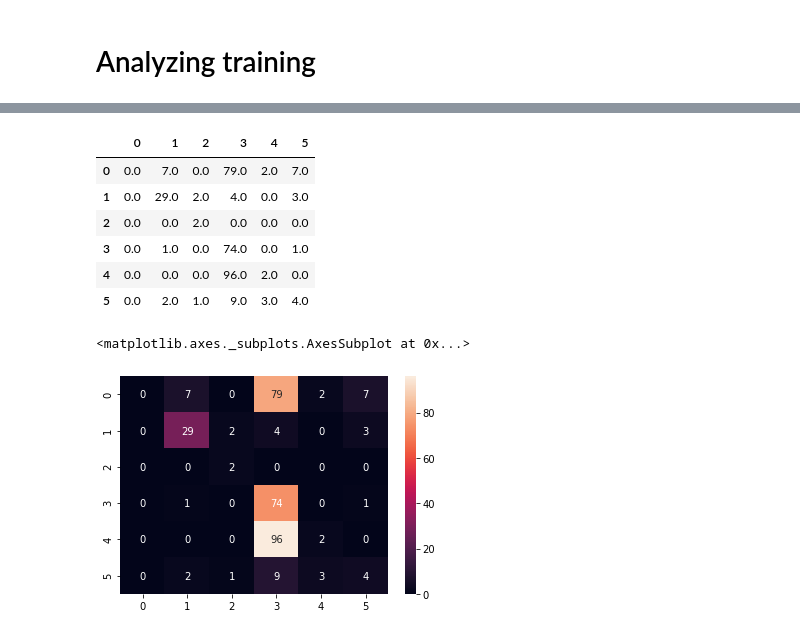
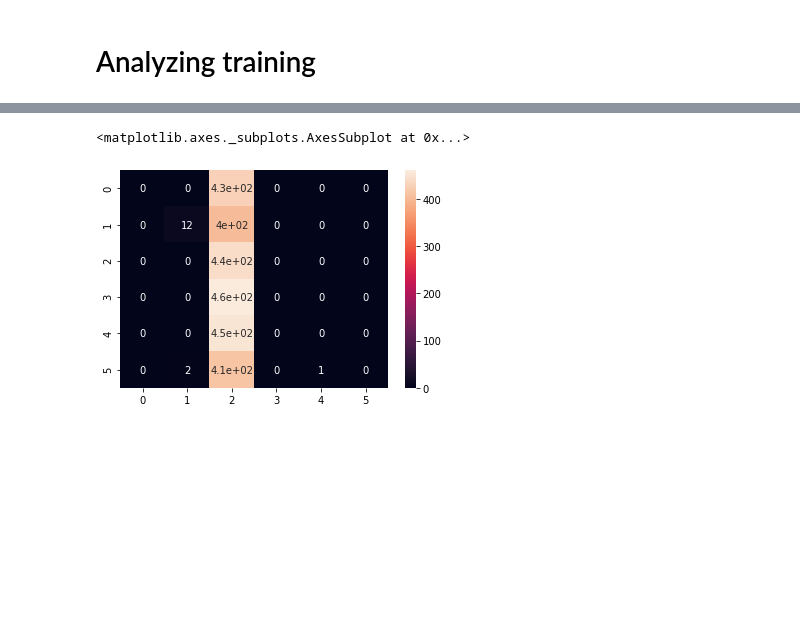
Before and after one commit to leoBravoRain/thesis, a Jupyter notebook: work/thesis/train_classifier.ipynb, the cells around one changed output, grey strips where cells are left out. Cells and saved outputs as stored; diff of their text form; code cells hidden in the pictures; blank space fills up the shorter version.

Commit message:
add train confusion matrix

```diff
--- a/work/thesis/train_classifier.ipynb
+++ b/work/thesis/train_classifier.ipynb
@@ -6,7 +6,7 @@ This notebook is to train the encoder as a classifier with the idea of validate
 # %%
 # training on guanaco
 # ATENTION: if it is going to run on guanaco, so comment the %matplotlib magic in next block
-trainingOnGuanaco = True
+trainingOnGuanaco = False
 
 # train without notebook
 trainWithJustPython = False
@@ -14,7 +14,7 @@ trainWithJustPython = False
 # number_experiment (this is just a name)
 # priors:
 # 1
-number_experiment = 7
+number_experiment = 8
 number_experiment = str(number_experiment)
 
 # add general comment about experiment
@@ -913,22 +925,15 @@ Epoch: 99
 # %%
 # confusion matrix
 import pandas as pd
 import seaborn as sn
 
-cm = pd.read_csv('./experiments/' + number_experiment + '/confusionMatrix.csv', header = None)
-
-display(cm)
+# get confusion matrix
+cm = pd.read_csv('./experiments/' + number_experiment + '/confusionMatrixTrain.csv', header = None)
+# cm = pd.read_csv('./experiments/' + number_experiment + '/confusionMatrixValidation.csv', header = None)
 
 sn.heatmap(cm, annot=True)
 # %% [output]
-|  | 0 | 1 | 2 | 3 | 4 | 5 |
-| 0 | 0.0 | 7.0 | 0.0 | 79.0 | 2.0 | 7.0 |
-| 1 | 0.0 | 29.0 | 2.0 | 4.0 | 0.0 | 3.0 |
-| 2 | 0.0 | 0.0 | 2.0 | 0.0 | 0.0 | 0.0 |
-| 3 | 0.0 | 1.0 | 0.0 | 74.0 | 0.0 | 1.0 |
-| 4 | 0.0 | 0.0 | 0.0 | 96.0 | 2.0 | 0.0 |
-| 5 | 0.0 | 2.0 | 1.0 | 9.0 | 3.0 | 4.0 |
 <matplotlib.axes._subplots.AxesSubplot at 0x...>
-[figure, old version]
+[figure, new version]
 # %%
 # classification report
```
Also changed, not shown: parts of 12 cells of this notebook.
